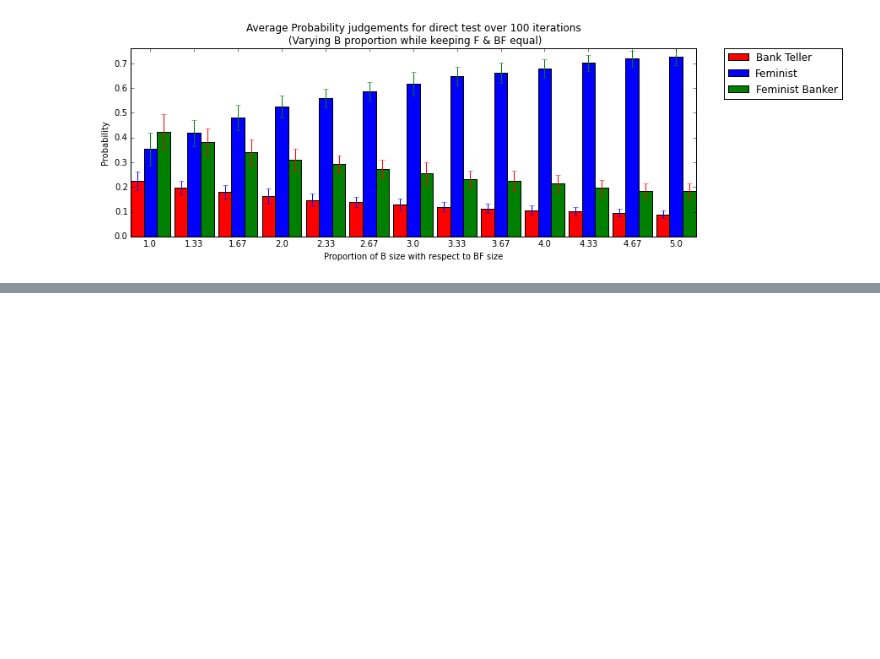
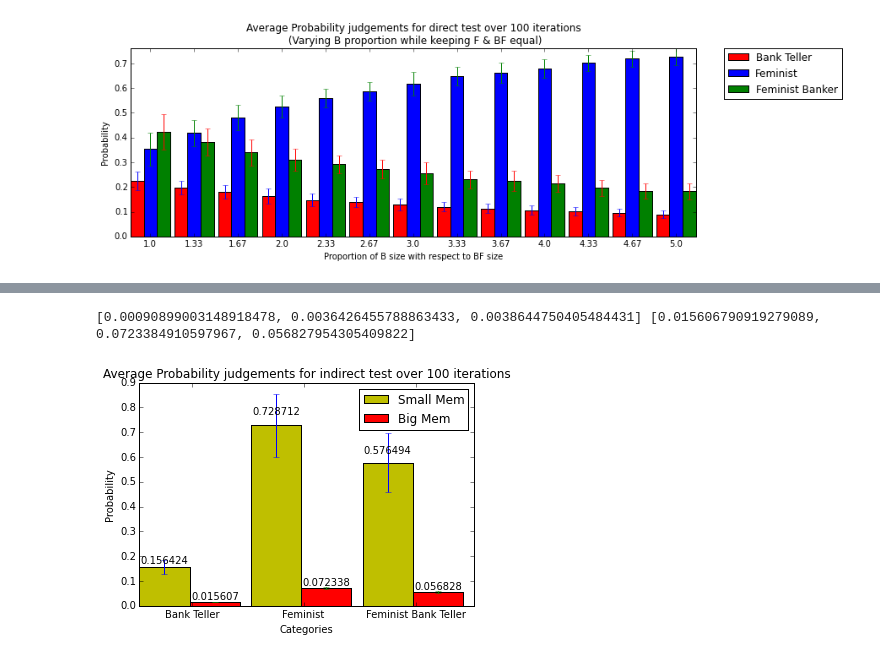
Before and after one commit to yinghj/CS328-Spring-2016, a Jupyter notebook: Final Project.ipynb, the cells around one changed output, grey strips where cells are left out. Cells and saved outputs as stored; diff of their text form; code cells hidden in the pictures; blank space fills up the shorter version.

```diff
--- a/Final Project.ipynb
+++ b/Final Project.ipynb
@@ -625,0 +704,68 @@ plt.show()
+# %%
+# Run indirect tests with multiple iterations to mimick multiple participants in the human experiments
+# with small memory size for participants (B:100, F:100, BF: 30, notBF: 300)
+# - 26 May, by Huiji
+indirTest_matrix_b = []
+for i in range(iterations):
+    # generate new set of exemplars for each participant
+    indirB_exemplars = generate_exemplars(features, distribution, 0, 100)
+    indirF_exemplars = generate_exemplars(features, distribution, 1, 100)
+    indirBF_exemplars = generate_exemplars(features, distribution, 3, 30)
+    indir_notBF_exemplars = generate_exemplars(features, distribution, 2, 300)
+    # concatenate to get the set of all exemplars a participant has
+
+    indir_cate_list = []
+
+    indir_B_exemplars = np.concatenate((indirB_exemplars, indir_notBF_exemplars))
+    indir_F_exemplars = np.concatenate((indirF_exemplars, indir_notBF_exemplars))
+    indir_BF_exemplars = np.concatenate((indirBF_exemplars, indir_notBF_exemplars))
+
+    indir_cate_list.append(prob_retrieve_category(bank_teller_exemplars, indir_B_exemplars, linda, feat_weights))
+    indir_cate_list.append(prob_retrieve_category(feminist_exemplars, indir_F_exemplars, linda, feat_weights))
+    indir_cate_list.append(prob_retrieve_category(feminist_banker_exemplars, indir_BF_exemplars, linda, feat_weights))
+
+    indirTest_matrix_b.append(indir_cate_list)
+
+indirTest_matrix_b = np.array(indirTest_matrix_b)
+
+# get mean and standard deviation for probability ratings
+indirStd_b = []
+indirMean_b = []
+for i in range(3):
+    a = indirTest_matrix_b[:,i]
+    std = np.std(a)
+    mean = np.mean(a)
+    indirStd_b.append(std)
+    indirMean_b.append(mean)
+print (indirStd_b, indirMean_b)
+# %% [output]
+[0.00090899003148918478, 0.0036426455788863433, 0.0038644750405484431] [0.015606790919279089, 0.0723384910597967, 0.056827954305409822]
+# %%
+# Bar graph to display the rankings (mean and std) over 100 simulated participants
+# with both small exemplar size (B:10, F:10, BF: 3) and big exemplar size (B:100 F:100 BF:30)
+# - 26 May, by Huiji
+
+fig, ax = plt.subplots()
+
+def autolabel(rects):
+    # attach some text labels
+    for rect in rects:
+        height = rect.get_height()
+        ax.text(rect.get_x() + rect.get_width()/2., 1.05*height,
+                '%f' % height,
+                ha='center', va='bottom')
+
+p1 = ax.bar(np.arange(0,3,1), indirMean, 0.45, color = 'y', yerr = indirStd)
+p2 = ax.bar(np.arange(0,3,1)+0.45, indirMean_b, 0.45, color = 'r', yerr = indirStd_b)
+plt.title("Average Probability judgements for indirect test over 100 iterations")
+plt.xlabel("Categories")
+plt.ylabel("Probability")
+plt.xticks(np.arange(0,3,1)+0.95/2, ["Bank Teller", "Feminist","Feminist Bank Teller"])
+plt.legend((p1[0],p2[0]), ["Small Mem", "Big Mem"])
+
+autolabel(p1)
+autolabel(p2)
+
+plt.show()
+# %% [output]
+[figure, added]
```
Also changed, not shown: parts of 12 cells of this notebook.
